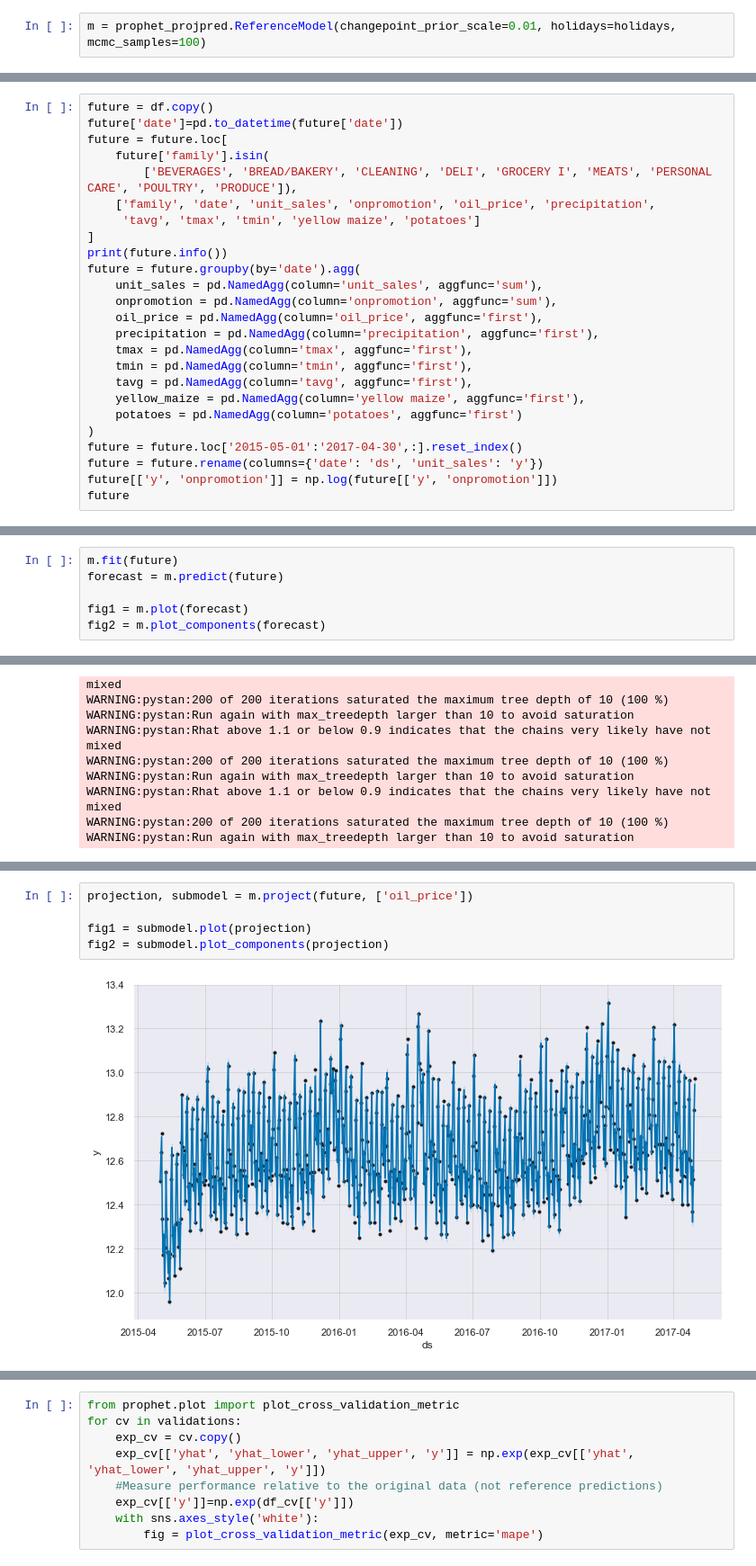
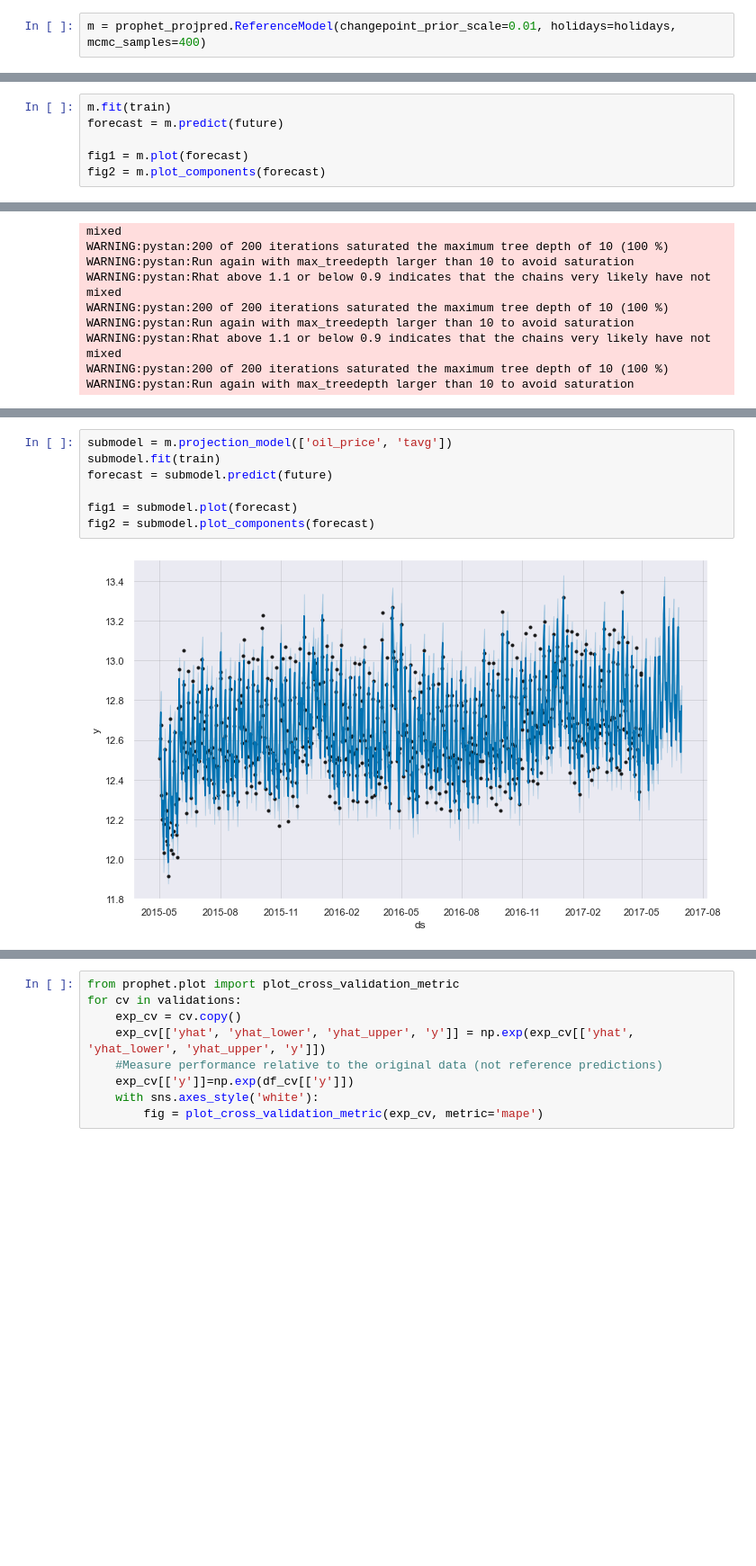
Before and after one commit to Elias-YJ/bsc-thesis, a Jupyter notebook: Projections.ipynb, the cells around one changed output, grey strips where cells are left out. Shown: that part at 90% size. Cells and saved outputs as stored; diff of their text form; blank space fills up the shorter version.

```diff
--- a/Projections.ipynb
+++ b/Projections.ipynb
@@ -55,7 +80,7 @@ holidays
 | 186 | 2017-04-14 | Viernes Santo |
 187 rows × 2 columns
 # %%
-m = prophet_projpred.ReferenceModel(changepoint_prior_scale=0.01, holidays=holidays, mcmc_samples=100)
+m = prophet_projpred.ReferenceModel(changepoint_prior_scale=0.01, holidays=holidays, mcmc_samples=400)
 # %%
 m.add_seasonality(name='yearly', period=365.25, fourier_order=8, prior_scale=10)
 m.add_seasonality(name='monthly', period=30.5, fourier_order=8, prior_scale=10)
@@ -68,28 +93,3 @@ m.add_regressor('tmax')
 m.add_regressor('tmin')
 m.add_regressor('potatoes')
 m.add_regressor('yellow_maize')
-# %%
-future = df.copy()
-future['date']=pd.to_datetime(future['date'])
-future = future.loc[
-    future['family'].isin(
-        ['BEVERAGES', 'BREAD/BAKERY', 'CLEANING', 'DELI', 'GROCERY I', 'MEATS', 'PERSONAL CARE', 'POULTRY', 'PRODUCE']),
-    ['family', 'date', 'unit_sales', 'onpromotion', 'oil_price', 'precipitation',
-     'tavg', 'tmax', 'tmin', 'yellow maize', 'potatoes']
-]
-print(future.info())
-future = future.groupby(by='date').agg(
-    unit_sales = pd.NamedAgg(column='unit_sales', aggfunc='sum'),
-    onpromotion = pd.NamedAgg(column='onpromotion', aggfunc='sum'),
-    oil_price = pd.NamedAgg(column='oil_price', aggfunc='first'),
-    precipitation = pd.NamedAgg(column='precipitation', aggfunc='first'),
-    tmax = pd.NamedAgg(column='tmax', aggfunc='first'),
-    tmin = pd.NamedAgg(column='tmin', aggfunc='first'),
-    tavg = pd.NamedAgg(column='tavg', aggfunc='first'),
-    yellow_maize = pd.NamedAgg(column='yellow maize', aggfunc='first'),
-    potatoes = pd.NamedAgg(column='potatoes', aggfunc='first')
-)
-future = future.loc['2015-05-01':'2017-04-30',:].reset_index()
-future = future.rename(columns={'date': 'ds', 'unit_sales': 'y'})
-future[['y', 'onpromotion']] = np.log(future[['y', 'onpromotion']])
-future
@@ -129,5 +96,5 @@ None
 # %%
-m.fit(future)
+m.fit(train)
 forecast = m.predict(future)
 
 fig1 = m.plot(forecast)
@@ -172,7 +156,9 @@ with sns.axes_style('white'):
 # %%
-projection, submodel = m.project(future, ['oil_price'])
+submodel = m.projection_model(['oil_price', 'tavg'])
+submodel.fit(train)
+forecast = submodel.predict(future)
 
-fig1 = submodel.plot(projection)
-fig2 = submodel.plot_components(projection)
+fig1 = submodel.plot(forecast)
+fig2 = submodel.plot_components(forecast)
 # %% [output]
-[figure, old version]
+[figure, new version]
```
Also changed, not shown: parts of 28 cells of this notebook, 2 other files.
